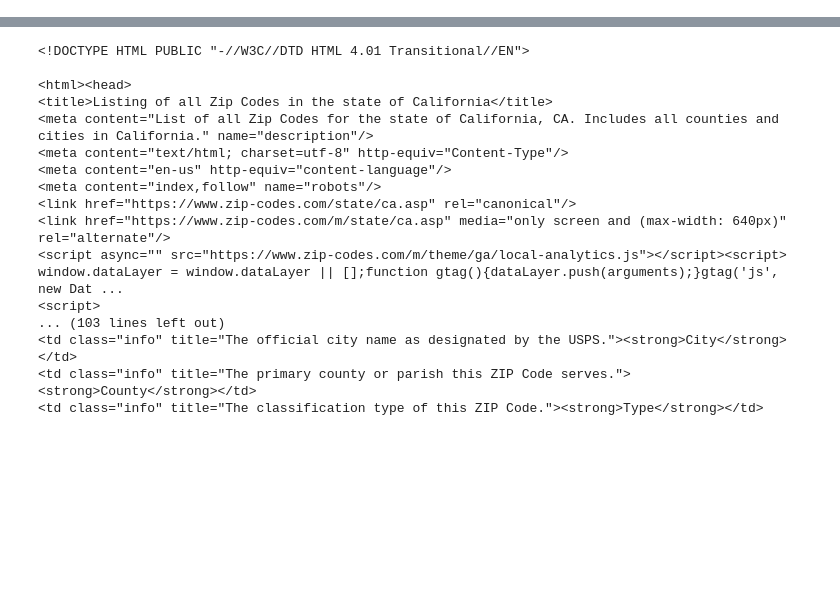
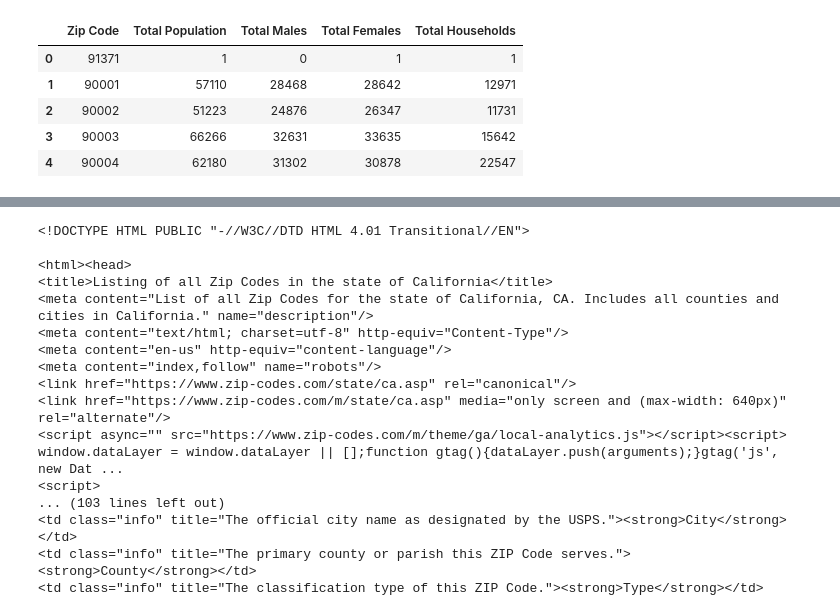
Before and after one commit to alsandiego/uci_dataanalyticsbootcamp_homework, a Jupyter notebook: ETL Project/ETL_Project.ipynb, the cells around one changed output, grey strips where cells are left out. Cells and saved outputs as stored; diff of their text form; code cells hidden in the pictures; blank space fills up the shorter version.

```diff
--- a/ETL Project/ETL_Project.ipynb
+++ b/ETL Project/ETL_Project.ipynb
@@ -43,0 +38,11 @@ url_city_data = 'https://www.zip-codes.com/state/ca.asp'
+# %%
+#Cleaning: Dropping the "Median Age" and "Average Household Size" columns.
+la_data_df = LA_data_df.drop(columns = ["Median Age", "Average Household Size"])
+la_data_df.head()
+# %% [output]
+|  | Zip Code | Total Population | Total Males | Total Females | Total Households |
+| 0 | 91371 | 1 | 0 | 1 | 1 |
+| 1 | 90001 | 57110 | 28468 | 28642 | 12971 |
+| 2 | 90002 | 51223 | 24876 | 26347 | 11731 |
+| 3 | 90003 | 66266 | 32631 | 33635 | 15642 |
+| 4 | 90004 | 62180 | 31302 | 30878 | 22547 |
```
Also changed, not shown: parts of 14 cells of this notebook, 4 other files.
